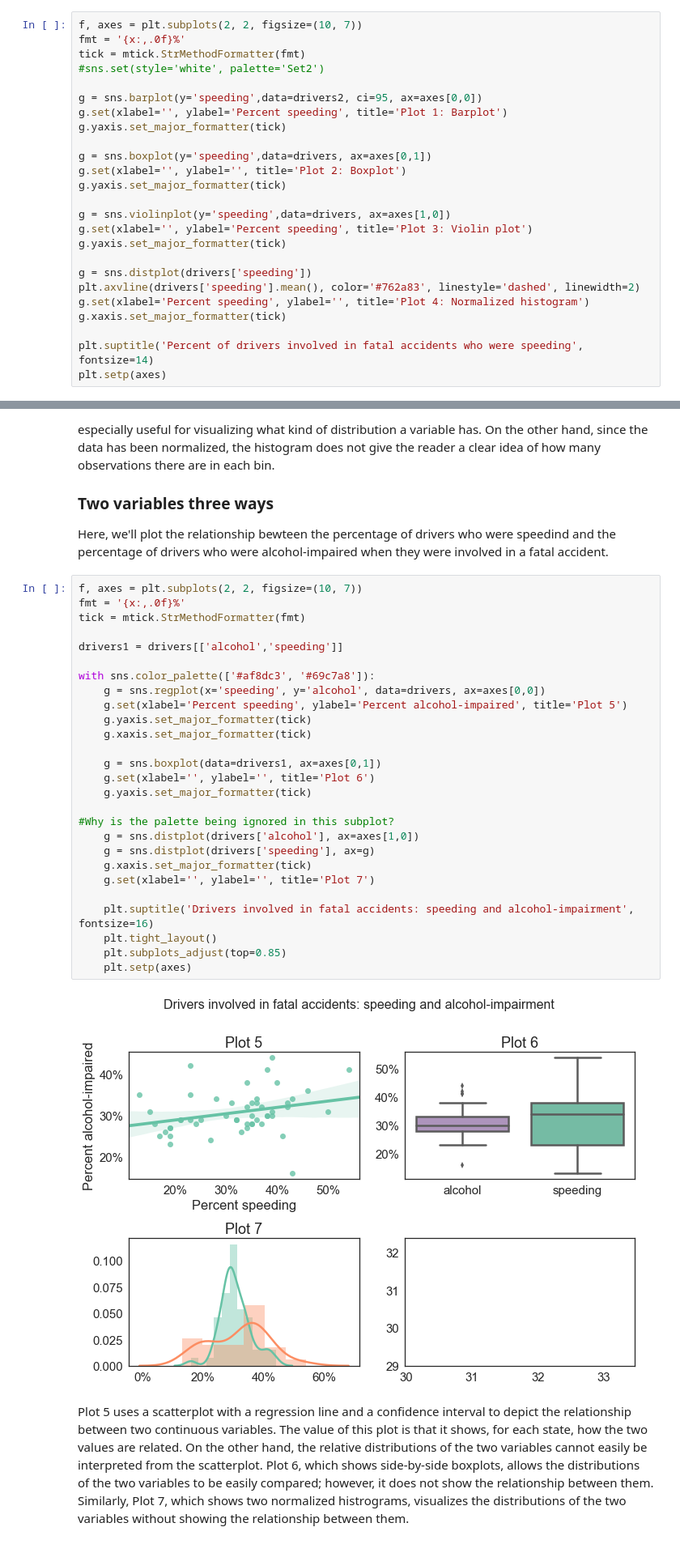
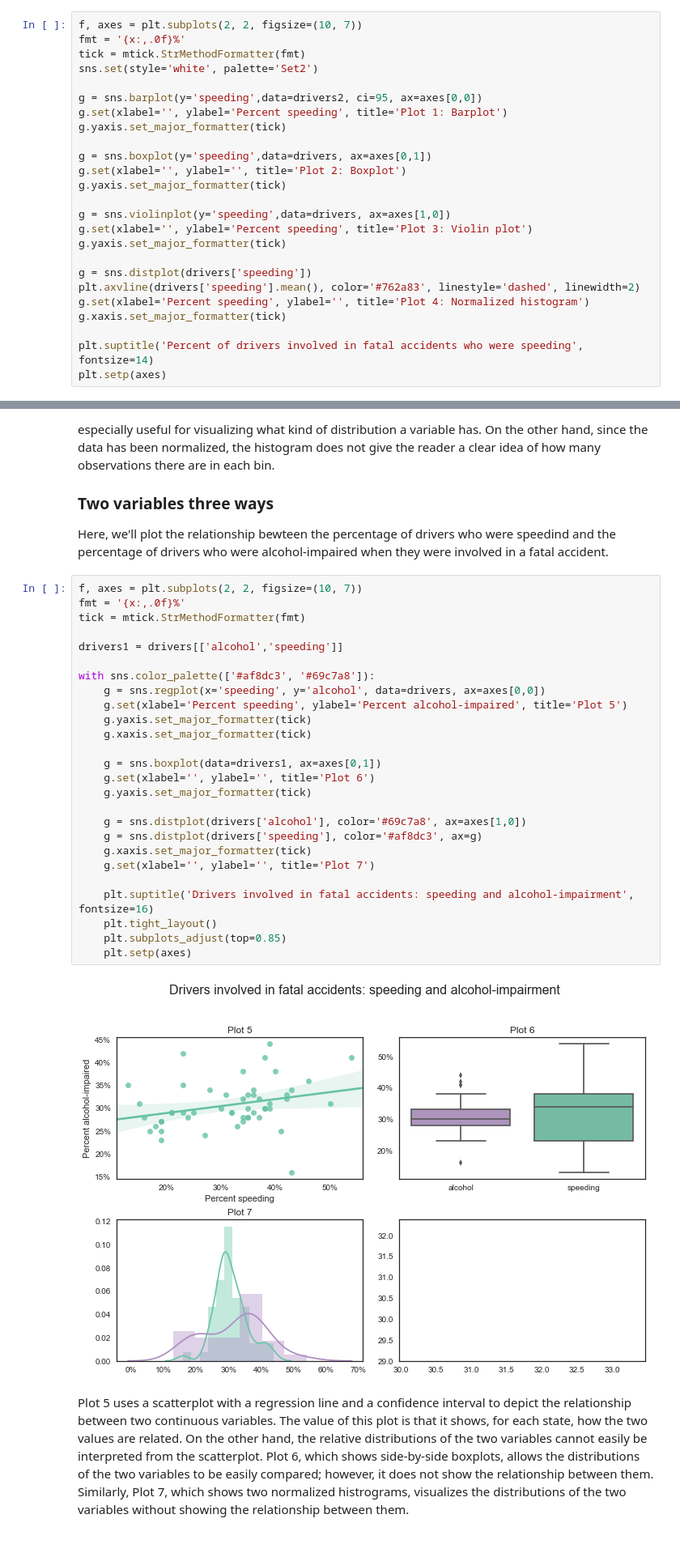
Before and after one commit to tefoneill/Thinkful-Data-Science-Bootcamp, a Jupyter notebook: Unit 1, Lesson 3.3.ipynb, the cells around one changed output, grey strips where cells are left out. Shown: that part at 81% size. Cells and saved outputs as stored; diff of their text form.

```diff
--- a/Unit 1, Lesson 3.3.ipynb
+++ b/Unit 1, Lesson 3.3.ipynb
@@ -87,7 +75,7 @@ Let's plot the "speeding" variable four ways, and assess the advantages and disa
 f, axes = plt.subplots(2, 2, figsize=(10, 7))
 fmt = '{x:,.0f}%'
 tick = mtick.StrMethodFormatter(fmt)
-#sns.set(style='white', palette='Set2')
+sns.set(style='white', palette='Set2')
 
 g = sns.barplot(y='speeding',data=drivers2, ci=95, ax=axes[0,0])
 g.set(xlabel='', ylabel='Percent speeding', title='Plot 1: Barplot')
@@ -125,32 +113,31 @@ Here, we'll plot the relationship bewteen the percentage of drivers who were spe
 # %%
 f, axes = plt.subplots(2, 2, figsize=(10, 7))
 fmt = '{x:,.0f}%'
 tick = mtick.StrMethodFormatter(fmt)
 
 drivers1 = drivers[['alcohol','speeding']]
 
 with sns.color_palette(['#af8dc3', '#69c7a8']):
     g = sns.regplot(x='speeding', y='alcohol', data=drivers, ax=axes[0,0])
     g.set(xlabel='Percent speeding', ylabel='Percent alcohol-impaired', title='Plot 5')
     g.yaxis.set_major_formatter(tick)
     g.xaxis.set_major_formatter(tick)
 
     g = sns.boxplot(data=drivers1, ax=axes[0,1])
     g.set(xlabel='', ylabel='', title='Plot 6')
     g.yaxis.set_major_formatter(tick)
 
-#Why is the palette being ignored in this subplot?
-    g = sns.distplot(drivers['alcohol'], ax=axes[1,0])
-    g = sns.distplot(drivers['speeding'], ax=g)
+    g = sns.distplot(drivers['alcohol'], color='#69c7a8', ax=axes[1,0])
+    g = sns.distplot(drivers['speeding'], color='#af8dc3', ax=g)
     g.xaxis.set_major_formatter(tick)
     g.set(xlabel='', ylabel='', title='Plot 7')
 
     plt.suptitle('Drivers involved in fatal accidents: speeding and alcohol-impairment', fontsize=16)
     plt.tight_layout()
     plt.subplots_adjust(top=0.85)
     plt.setp(axes)
 # %% [output]
-[figure, old version]
+[figure, new version]
 # %% [markdown]
 Plot 5 uses a scatterplot with a regression line and a confidence interval to depict the relationship between two continuous variables. The value of this plot is that it shows, for each state, how the two values are related. On the other hand, the relative distributions of the two variables cannot easily be interpreted from the scatterplot. Plot 6, which shows side-by-side boxplots, allows the distributions of the two variables to be easily compared; however, it does not show the relationship between them. Similarly, Plot 7, which shows two normalized histrograms, visualizes the distributions of the two variables without showing the relationship between them.
 
```
Also changed, not shown: parts of 7 cells of this notebook.
